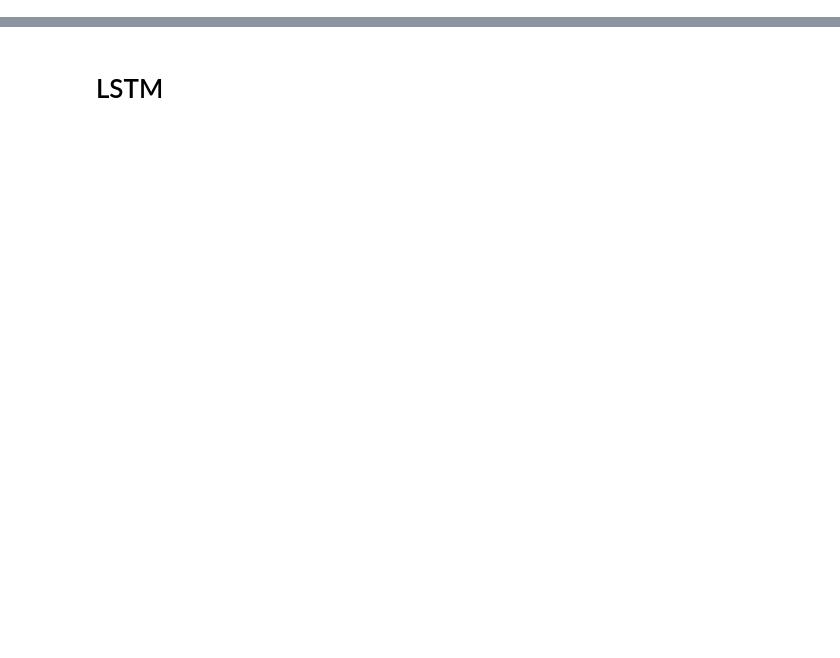
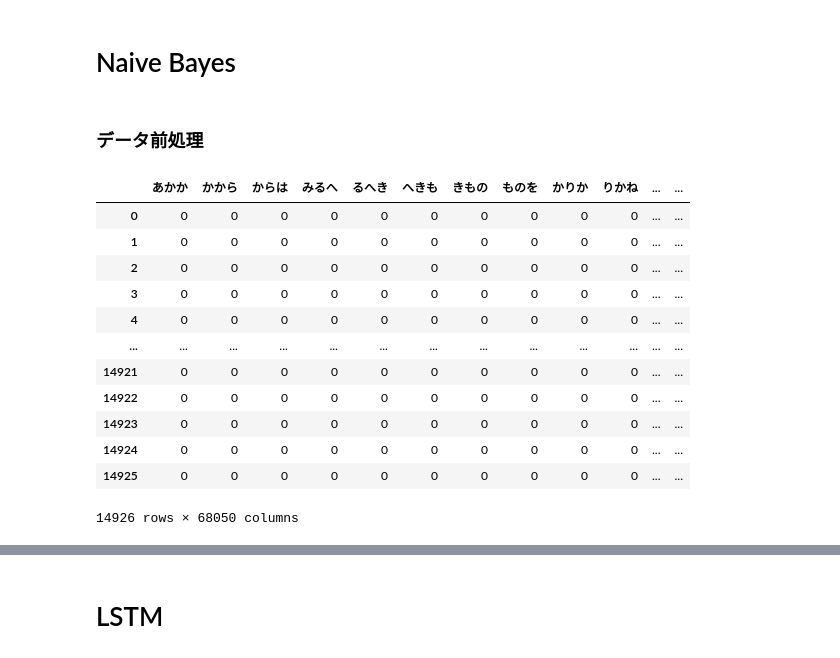
Before and after one commit to al19056/class_NLP, a Jupyter notebook: example.ipynb, the cells around one changed output, grey strips where cells are left out. Saved outputs shown, nothing was run; the diff lists cells and outputs as text; code cells hidden in the pictures; blank space fills up the shorter version.

```diff
--- a/example.ipynb
+++ b/example.ipynb
@@ -7,0 +1,26 @@ from lstm_naivebayes import LSTMClassifier, NaiveBayes
+# %% [markdown]
+# Naive Bayes
+# %% [markdown]
+### データ前処理
+# %%
+import pickle
+with open('save_count_id_df/3_gram_tanka_count_id.pkl', 'rb') as f:
+    bow_tanka = pickle.load(f)
+with open('save_count_id_df/3_gram_waka_count_id.pkl', 'rb') as f:
+    bow_waka = pickle.load(f)
+# %%
+bow_tanka
+# %% [output]
+|  | あかか | かから | からは | みるへ | るへき | へきも | きもの | ものを | かりか | りかね | ... | ... |
+| 0 | 0 | 0 | 0 | 0 | 0 | 0 | 0 | 0 | 0 | 0 | ... | ... |
+| 1 | 0 | 0 | 0 | 0 | 0 | 0 | 0 | 0 | 0 | 0 | ... | ... |
+| 2 | 0 | 0 | 0 | 0 | 0 | 0 | 0 | 0 | 0 | 0 | ... | ... |
+| 3 | 0 | 0 | 0 | 0 | 0 | 0 | 0 | 0 | 0 | 0 | ... | ... |
+| 4 | 0 | 0 | 0 | 0 | 0 | 0 | 0 | 0 | 0 | 0 | ... | ... |
+| ... | ... | ... | ... | ... | ... | ... | ... | ... | ... | ... | ... | ... |
+| 14921 | 0 | 0 | 0 | 0 | 0 | 0 | 0 | 0 | 0 | 0 | ... | ... |
+| 14922 | 0 | 0 | 0 | 0 | 0 | 0 | 0 | 0 | 0 | 0 | ... | ... |
+| 14923 | 0 | 0 | 0 | 0 | 0 | 0 | 0 | 0 | 0 | 0 | ... | ... |
+| 14924 | 0 | 0 | 0 | 0 | 0 | 0 | 0 | 0 | 0 | 0 | ... | ... |
+| 14925 | 0 | 0 | 0 | 0 | 0 | 0 | 0 | 0 | 0 | 0 | ... | ... |
+14926 rows × 68050 columns
```
Also changed, not shown: parts of 33 cells of this notebook, 1 other file.
